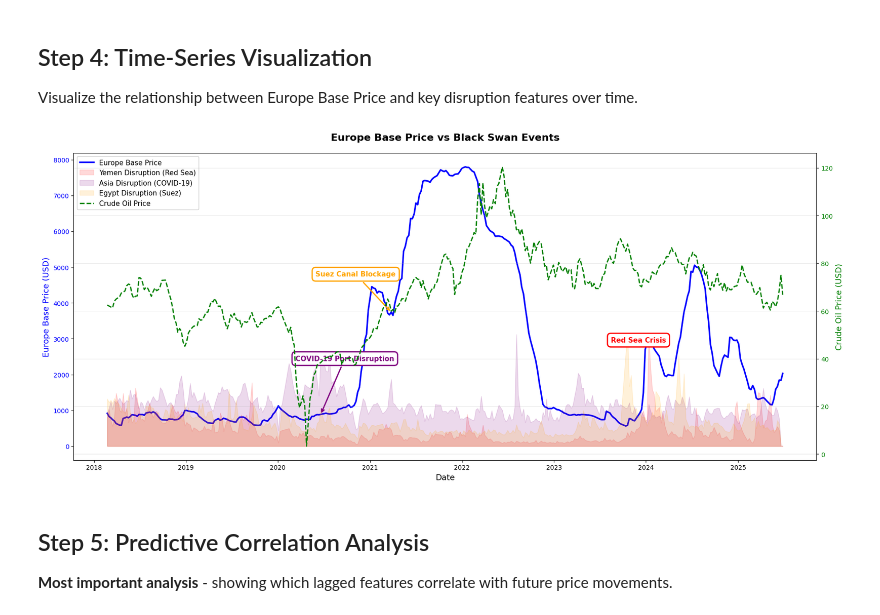
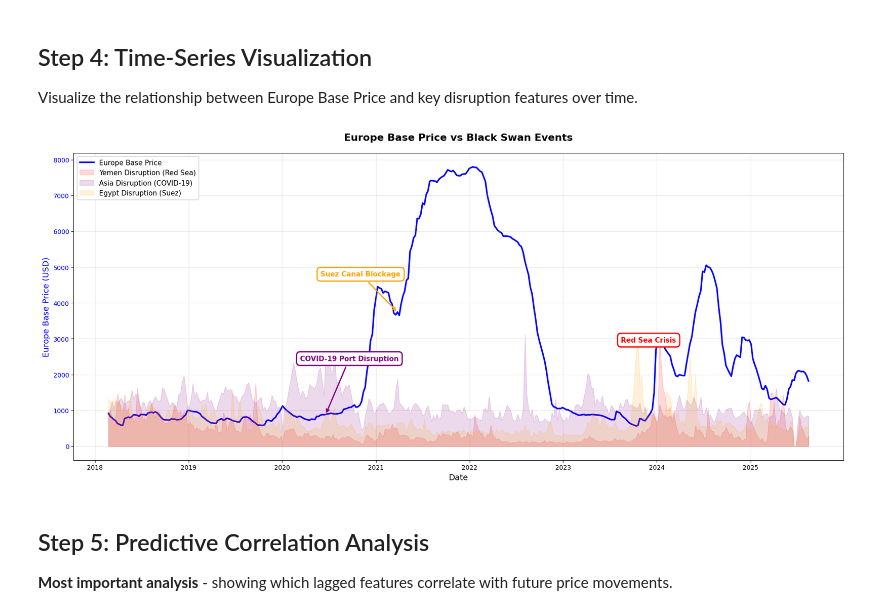
Before and after one commit to BenjaminLTakaki/Container_Predic, a Jupyter notebook: 02_data_understanding.ipynb, the cells around one changed output. Saved outputs shown, nothing was run; the diff lists cells and outputs as text; code cells hidden in the pictures.

```diff
--- a/02_data_understanding.ipynb
+++ b/02_data_understanding.ipynb
@@ -72,10 +54,6 @@ Perform inner join on date index and create the 1-week ahead price prediction ta
 # %%
 # Merge freight and disruption data
 df_combined = df_freight.join(df_news, how='inner')
-
-# Merge with crude oil data if available
-if has_oil and df_oil_weekly is not None:
-    df_combined = df_combined.join(df_oil_weekly, how='inner')
 
 # Create target variable: price 1 week ahead
 df_combined['price_1w_ahead'] = df_combined['Europe_Base_Price'].shift(-1)
@@ -179,15 +157,6 @@ ax1.set_ylabel('Europe Base Price (USD)', color=color1, fontsize=13)
 ax1.plot(df_model_data.index, df_model_data['Europe_Base_Price'],
          color=color1, linewidth=2.5, label='Europe Base Price', zorder=1)
 ax1.tick_params(axis='y', labelcolor=color1)
-
-# Secondary axis: Crude Oil Price
-if 'crude_oil_price' in df_model_data.columns:
-    ax2 = ax1.twinx()
-    color2 = 'green'
-    ax2.set_ylabel('Crude Oil Price (USD)', color=color2, fontsize=13)
-    ax2.plot(df_model_data.index, df_model_data['crude_oil_price'],
-             color=color2, linewidth=2, linestyle='--', label='Crude Oil Price')
-    ax2.tick_params(axis='y', labelcolor=color2)
 
 # Plot key disruption features
 
@@ -243,43 +212,35 @@ if not suez_data_slice.empty:
     # Get the actual Friday index and price from that slice
     suez_friday_date = suez_data_slice.index[0] # This will be '2021-03-26'
     suez_price_point = suez_data_slice['Europe_Base_Price'].iloc[0] # Get price from that row
 
     # Point the arrow at the *actual* data point
     ax1.annotate('Suez Canal Blockage', xy=(suez_friday_date, suez_price_point),
                 xytext=(suez_friday_date - pd.Timedelta(days=300), suez_price_point + 1000),
                 arrowprops=dict(arrowstyle='->', color='orange', lw=2),
                 fontsize=11, fontweight='bold', color='orange',
                 bbox=dict(boxstyle='round,pad=0.5', facecolor='white', edgecolor='orange', linewidth=2))
 # ===================================================================
 
 # --- Annotation for Red Sea Crisis (Unchanged) ---
 red_sea_start = pd.Timestamp('2023-10-20')
 if any(df_model_data.index >= red_sea_start):
     red_sea_data = df_model_data[df_model_data.index >= red_sea_start]
     if not red_sea_data.empty and 'yemen_disruption' in red_sea_data.columns:
         red_sea_max_idx = red_sea_data['yemen_disruption'].idxmax()
         red_sea_price = red_sea_data.loc[red_sea_max_idx, 'Europe_Base_Price']
         ax1.annotate('Red Sea Crisis', xy=(red_sea_max_idx, red_sea_price),
                     xytext=(red_sea_max_idx - pd.Timedelta(days=150), red_sea_price - 200),
                     arrowprops=dict(arrowstyle='->', color='red', lw=2),
                     fontsize=11, fontweight='bold', color='red',
                     bbox=dict(boxstyle='round,pad=0.5', facecolor='white', edgecolor='red', linewidth=2))
 
 plt.title('Europe Base Price vs Black Swan Events', fontsize=16, fontweight='bold', pad=20)
-
-# Combined legend
-lines1, labels1 = ax1.get_legend_handles_labels()
-if 'crude_oil_price' in df_model_data.columns:
-    lines2, labels2 = ax2.get_legend_handles_labels()
-    ax1.legend(lines1 + lines2, labels1 + labels2, loc='upper left', fontsize=11, framealpha=0.95)
-else:
-    ax1.legend(loc='upper left', fontsize=11, framealpha=0.95)
-
+ax1.legend(loc='upper left', fontsize=11, framealpha=0.95)
 plt.grid(True, alpha=0.3)
 plt.tight_layout()
 plt.show()
 # %% [output]
-[figure, old version]
+[figure, new version]
 # %% [markdown]
 ## Step 5: Predictive Correlation Analysis
 
```
Also changed, not shown: parts of 12 cells of this notebook.
